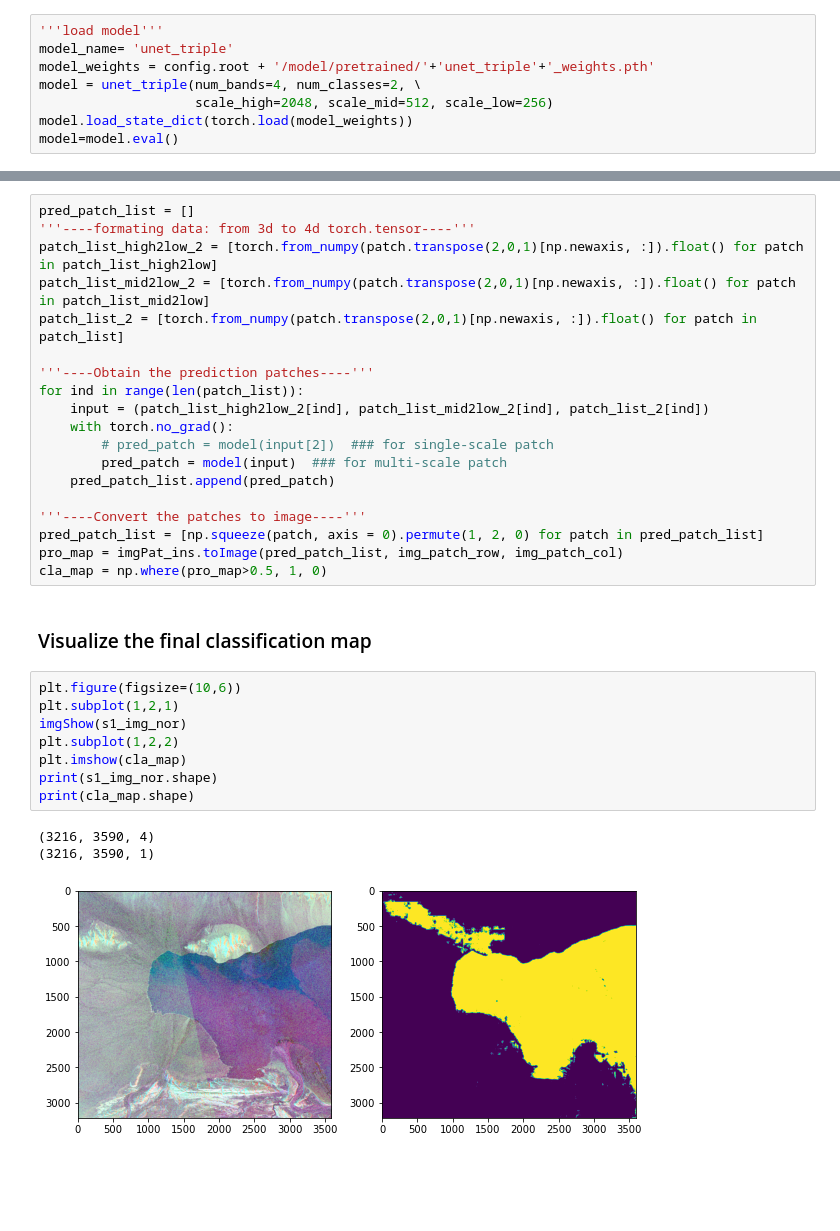
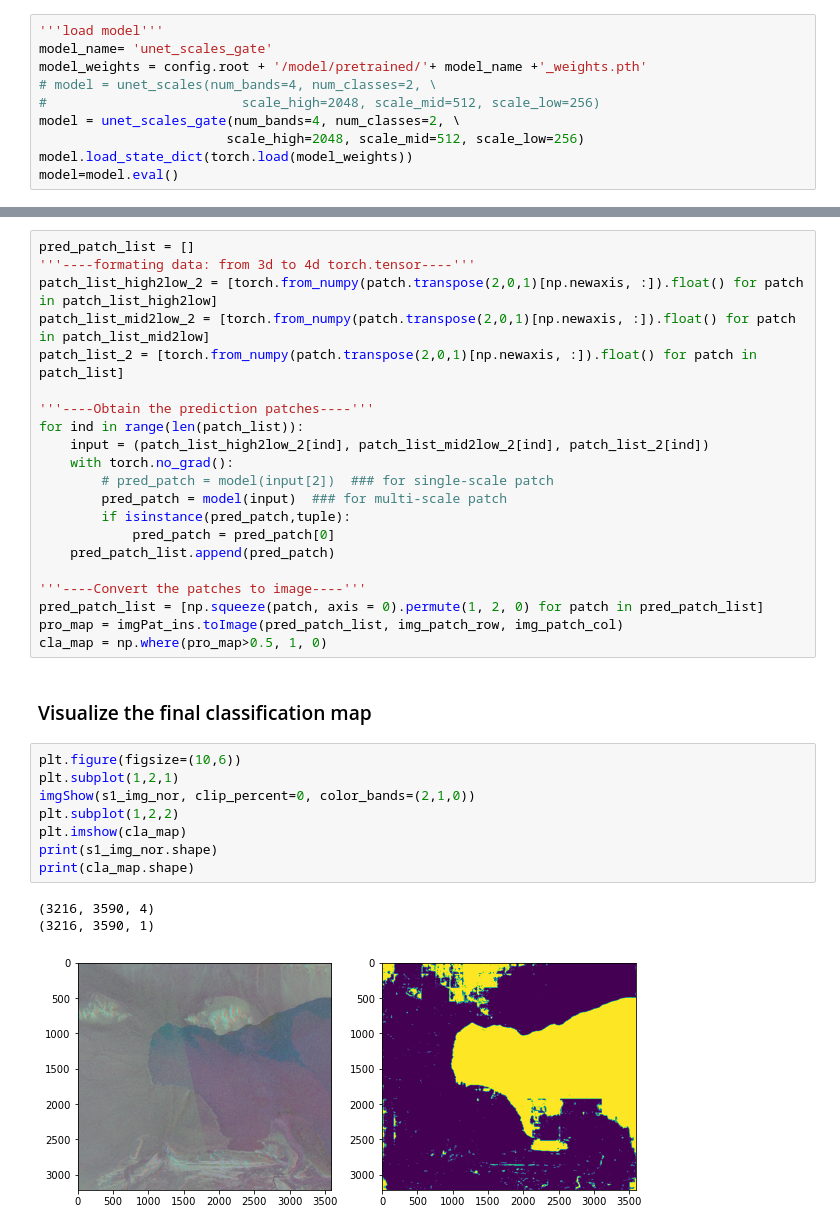
Before and after one commit to xinluo2018/Tibet-Water-2020, a Jupyter notebook: notebooks/model_pred.ipynb, the cells around one changed output, grey strips where cells are left out. Drawn from its saved outputs; the diff is of its cells as text; blank space fills up the shorter version.

```diff
--- a/notebooks/model_pred.ipynb
+++ b/notebooks/model_pred.ipynb
@@ -39,9 +40,11 @@ imgShow(s1_truth)
 [figure]
 # %%
 '''load model'''
-model_name= 'unet_triple'
-model_weights = config.root + '/model/pretrained/'+'unet_triple'+'_weights.pth'
-model = unet_triple(num_bands=4, num_classes=2, \
-                    scale_high=2048, scale_mid=512, scale_low=256)
+model_name= 'unet_scales_gate'
+model_weights = config.root + '/model/pretrained/'+ model_name +'_weights.pth'
+# model = unet_scales(num_bands=4, num_classes=2, \
+#                         scale_high=2048, scale_mid=512, scale_low=256)
+model = unet_scales_gate(num_bands=4, num_classes=2, \
+                        scale_high=2048, scale_mid=512, scale_low=256)
 model.load_state_dict(torch.load(model_weights))
 model=model.eval()
@@ -95,6 +98,8 @@ for ind in range(len(patch_list)):
     with torch.no_grad():
         # pred_patch = model(input[2])  ### for single-scale patch
         pred_patch = model(input)  ### for multi-scale patch
+        if isinstance(pred_patch,tuple):
+            pred_patch = pred_patch[0]
     pred_patch_list.append(pred_patch)
 
 '''----Convert the patches to image----'''
@@ -106,12 +111,12 @@ cla_map = np.where(pro_map>0.5, 1, 0)
 # %%
 plt.figure(figsize=(10,6))
 plt.subplot(1,2,1)
-imgShow(s1_img_nor)
+imgShow(s1_img_nor, clip_percent=0, color_bands=(2,1,0))
 plt.subplot(1,2,2)
 plt.imshow(cla_map)
 print(s1_img_nor.shape)
 print(cla_map.shape)
 # %% [output]
 (3216, 3590, 4)
 (3216, 3590, 1)
-[figure, old version]
+[figure, new version]
```
Also changed, not shown: parts of 3 cells of this notebook, 34 other files.
